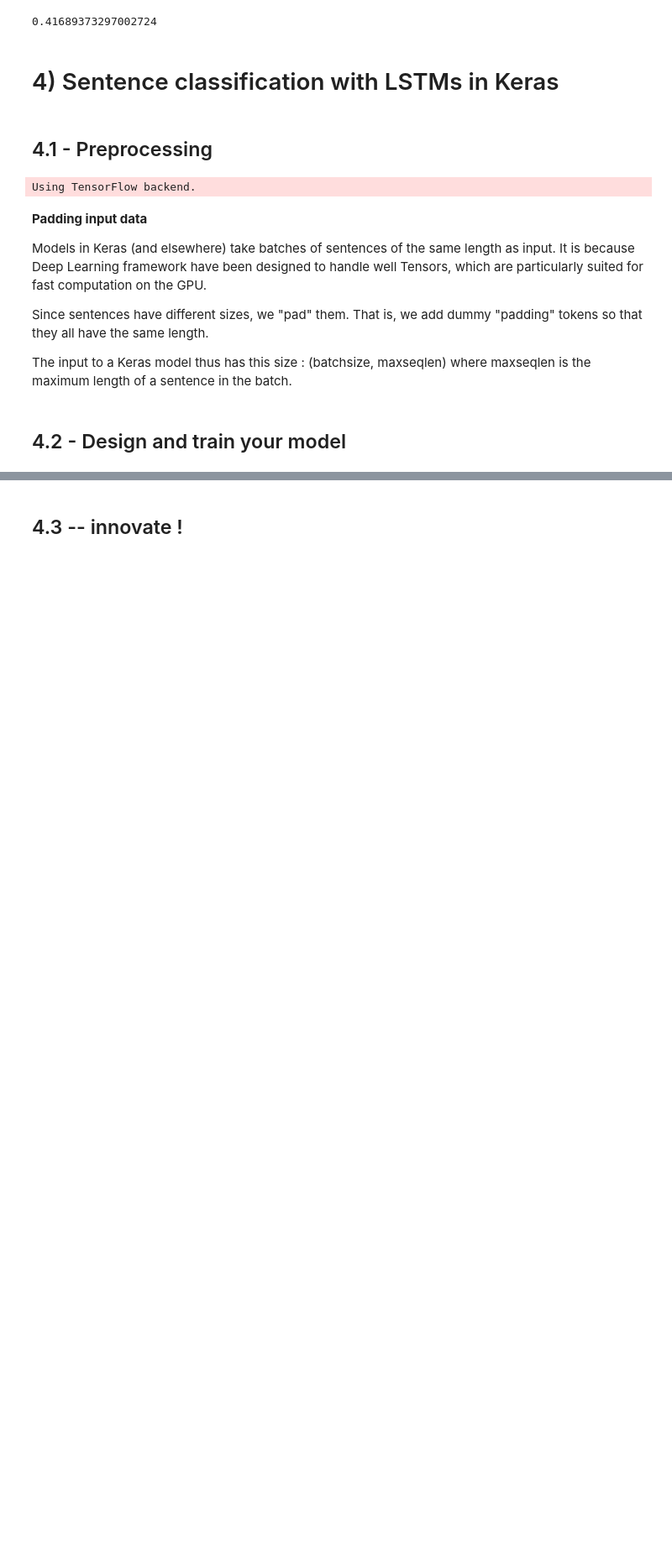
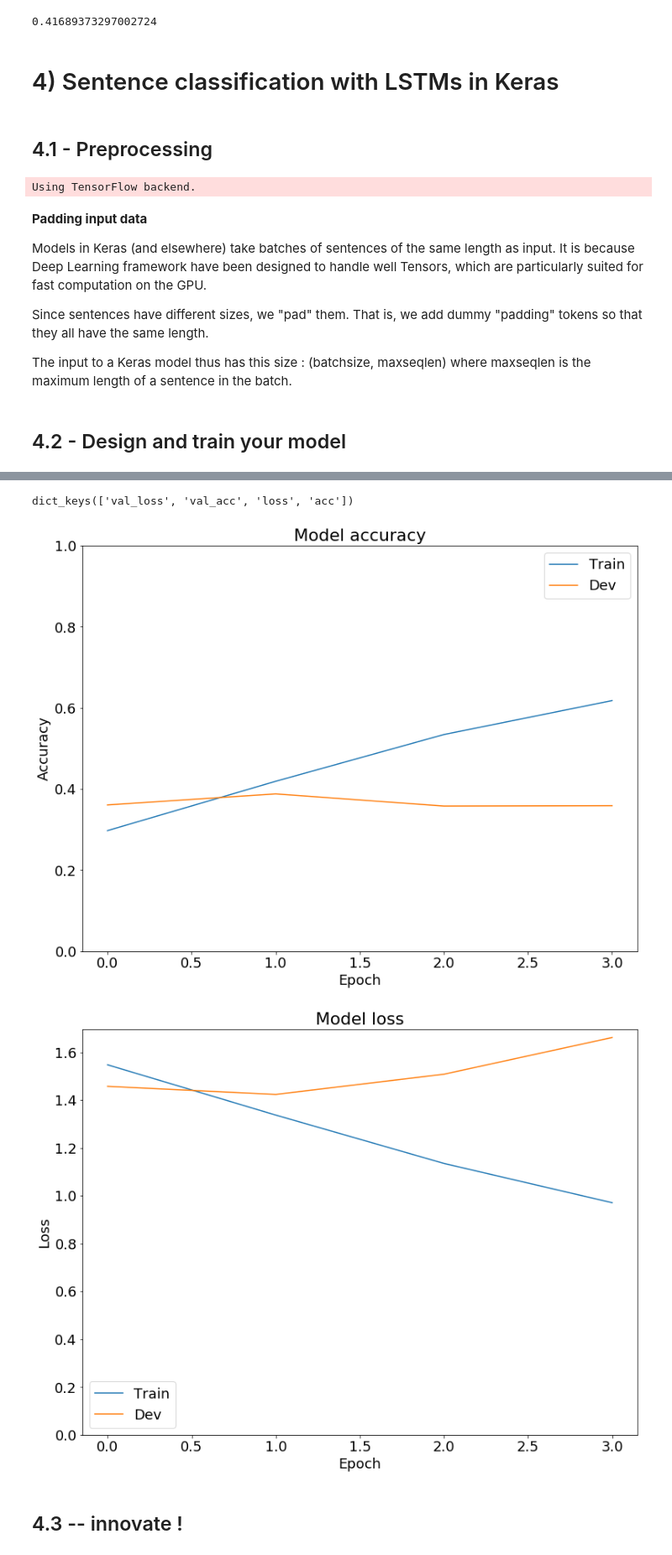
Before and after one commit to LouisTrezzini/mva-deep-learning, a Jupyter notebook: nlp_project/nlp_project.ipynb, the cells around one changed output, grey strips where cells are left out. Shown: that part at 84% size. Saved outputs shown, nothing was run; the diff lists cells and outputs as text; code cells hidden in the pictures; blank space fills up the shorter version.

```diff
--- a/nlp_project/nlp_project.ipynb
+++ b/nlp_project/nlp_project.ipynb
@@ -561,12 +568,26 @@ None
 #     you will be evaluated on the quality of your predictions on the test set
 
 # ADAPT CODE BELOW
+from keras.callbacks import EarlyStopping
+
+
 bs = 16
-n_epochs = 2
+n_epochs = 10
 
 y_train_hot = keras.utils.to_categorical(y_train, num_classes=n_classes)
 y_dev_hot = keras.utils.to_categorical(y_dev, num_classes=n_classes)
 
-history = model.fit(X_train, y_train_hot, batch_size=bs, epochs=n_epochs, validation_data=(X_dev, y_dev_hot))
+early_stopping = EarlyStopping(
+    monitor='val_acc',  # go through epochs as long as accuracy on validation set increases
+    patience=2,
+    mode='max',
+)
+
+history = model.fit(
+    X_train, y_train_hot,
+    batch_size=bs, epochs=n_epochs,
+    validation_data=(X_dev, y_dev_hot),
+    callbacks=[early_stopping],
+)
 # %% [output]
 Train on 8544 samples, validate on 1101 samples
@@ -581,3 +602,43 @@ Epoch 1/2
+# %%
+# 7 - Generate your predictions on the test set using model.predict(x_test)
+#     https://keras.io/models/model/
+#     Log your predictions in a file (one line = one integer: 0,1,2,3,4)
+#     Attach the output file "logreg_lstm_y_test_sst.txt" to your deliverable.
+
+print(history.history.keys())
+
+# summarize history for accuracy
+plt.plot(history.history['acc'], label='Train')
+plt.plot(history.history['val_acc'], label='Dev')
+plt.title('Model accuracy')
+plt.ylabel('Accuracy')
+plt.xlabel('Epoch')
+plt.legend()
+plt.ylim(0, 1)
+plt.show()
+
+# summarize history for loss
+plt.plot(history.history['loss'], label='Train')
+plt.plot(history.history['val_loss'], label='Dev')
+plt.title('Model loss')
+plt.ylabel('Loss')
+plt.xlabel('Epoch')
+plt.legend()
+plt.ylim(0, None)
+plt.show()
+
+# Writing test predictions
+y_test_pred = model.predict(X_test)
+
+with open('logreg_lstm_y_test_sst.txt', 'w') as f:
+    f.writelines([
+        f'{y}\n'
+        for y in np.argmax(y_test_pred, axis=1)
+    ])
+# %% [output]
+dict_keys(['val_loss', 'val_acc', 'loss', 'acc'])
+[figure, added]
+[figure, added]
 # %% [markdown]
 ## 4.3 -- innovate !
 # %%
```
Also changed, not shown: parts of 8 cells of this notebook, 8 other files.
